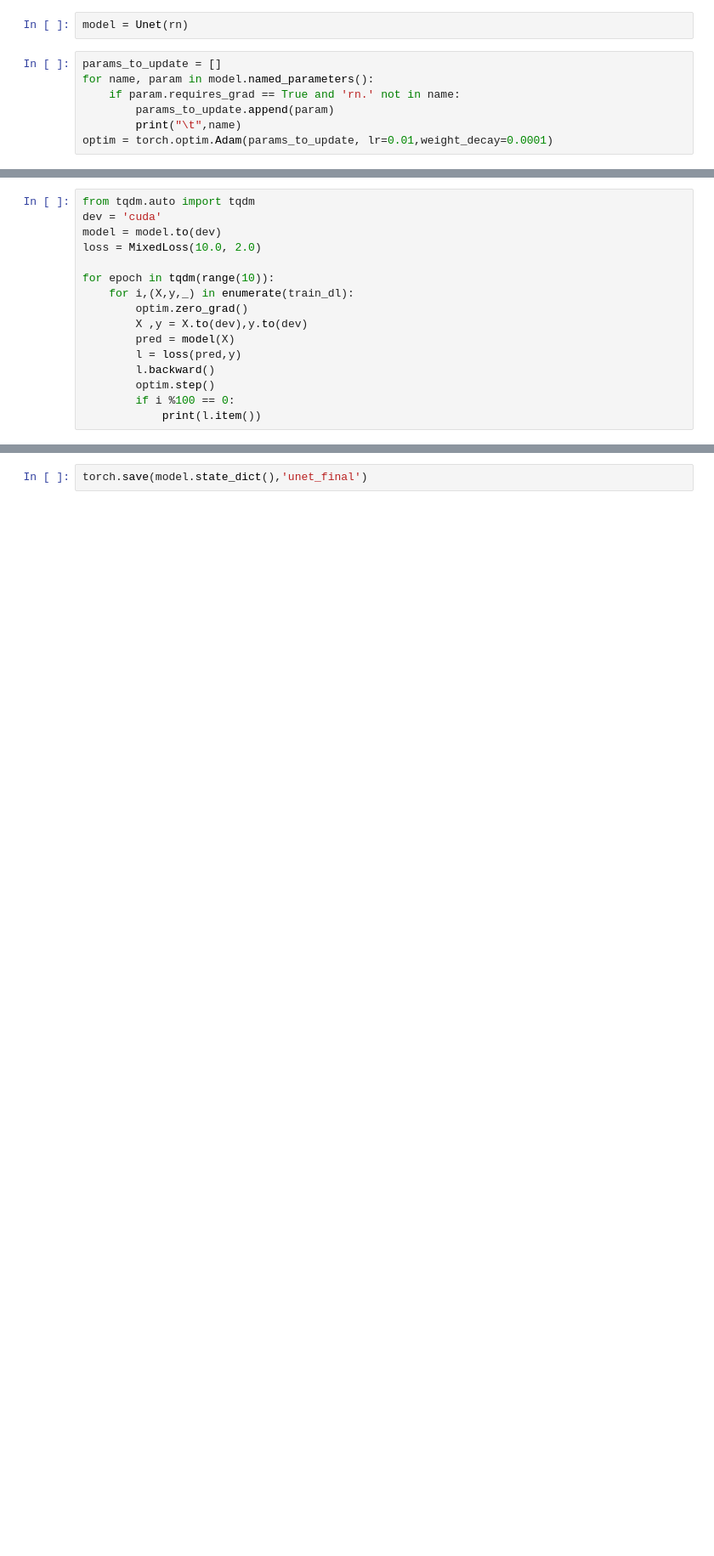
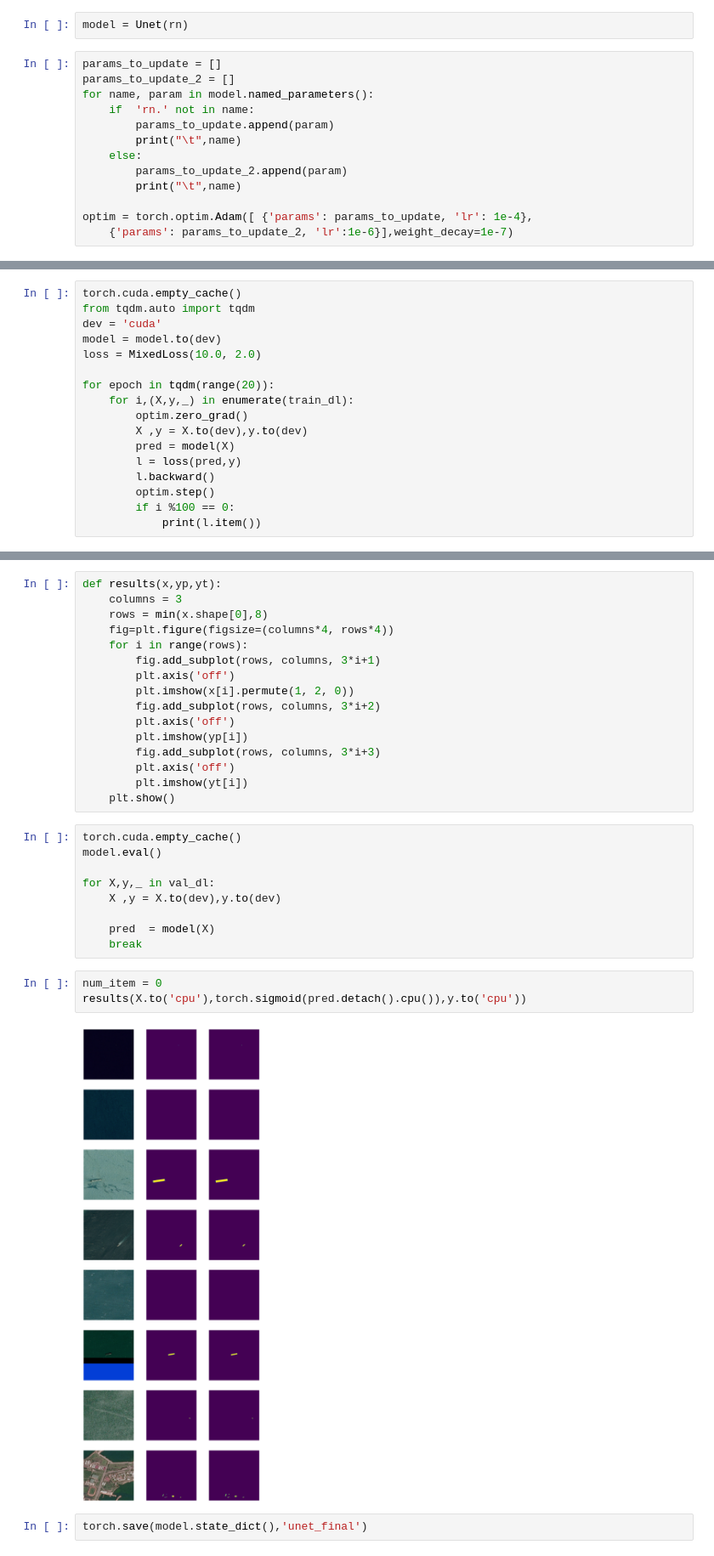
Before and after one commit to favioespinosav/kaggle, a Jupyter notebook: ship_detection/Unet.ipynb, the cells around one changed output, grey strips where cells are left out. Shown at 85% size. Cells and saved outputs as stored; diff of their text form; blank space fills up the shorter version.

```diff
--- a/ship_detection/Unet.ipynb
+++ b/ship_detection/Unet.ipynb
@@ -309,9 +310,15 @@ def IoU(pred, targs):
 model = Unet(rn)
 # %%
 params_to_update = []
+params_to_update_2 = []
 for name, param in model.named_parameters():
-    if param.requires_grad == True and 'rn.' not in name:
+    if  'rn.' not in name:
         params_to_update.append(param)
         print("\t",name)
-optim = torch.optim.Adam(params_to_update, lr=0.01,weight_decay=0.0001)
+    else:
+        params_to_update_2.append(param)
+        print("\t",name)
+
+optim = torch.optim.Adam([ {'params': params_to_update, 'lr': 1e-4},
+    {'params': params_to_update_2, 'lr':1e-6}],weight_decay=1e-7)
 # %% [output]
@@ -333,12 +340,13 @@ optim = torch.optim.Adam(params_to_update, lr=0.01,weight_decay=0.0001)
          up5.weight
          up5.bias
 # %%
+torch.cuda.empty_cache()
 from tqdm.auto import tqdm
 dev = 'cuda'
 model = model.to(dev)
 loss = MixedLoss(10.0, 2.0)
 
-for epoch in tqdm(range(10)):
+for epoch in tqdm(range(20)):
     for i,(X,y,_) in enumerate(train_dl):
         optim.zero_grad()
         X ,y = X.to(dev),y.to(dev)
@@ -381,3 +377,33 @@ plt.show()
+# %%
+def results(x,yp,yt):
+    columns = 3
+    rows = min(x.shape[0],8)
+    fig=plt.figure(figsize=(columns*4, rows*4))
+    for i in range(rows):
+        fig.add_subplot(rows, columns, 3*i+1)
+        plt.axis('off')
+        plt.imshow(x[i].permute(1, 2, 0))
+        fig.add_subplot(rows, columns, 3*i+2)
+        plt.axis('off')
+        plt.imshow(yp[i])
+        fig.add_subplot(rows, columns, 3*i+3)
+        plt.axis('off')
+        plt.imshow(yt[i])
+    plt.show()
+# %%
+torch.cuda.empty_cache()
+model.eval()
+
+for X,y,_ in val_dl:
+    X ,y = X.to(dev),y.to(dev)
+
+    pred  = model(X)
+    break
+# %%
+num_item = 0
+results(X.to('cpu'),torch.sigmoid(pred.detach().cpu()),y.to('cpu'))
+# %% [output]
+[figure, added]
 # %%
 torch.save(model.state_dict(),'unet_final')
 # %% [markdown]
```
Also changed, not shown: parts of 6 cells of this notebook.
